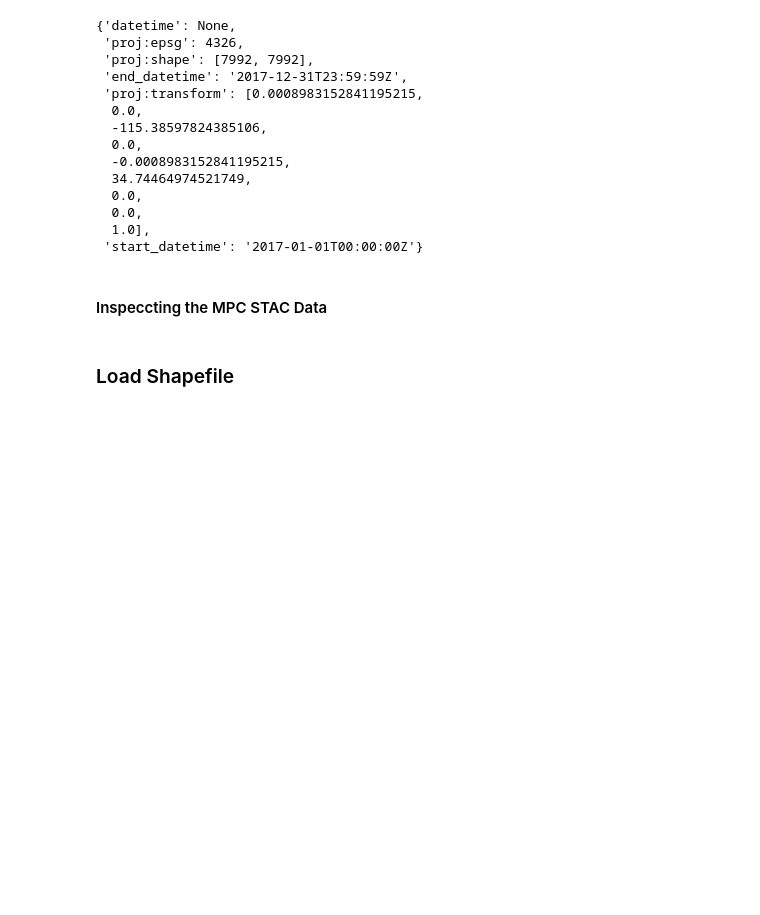
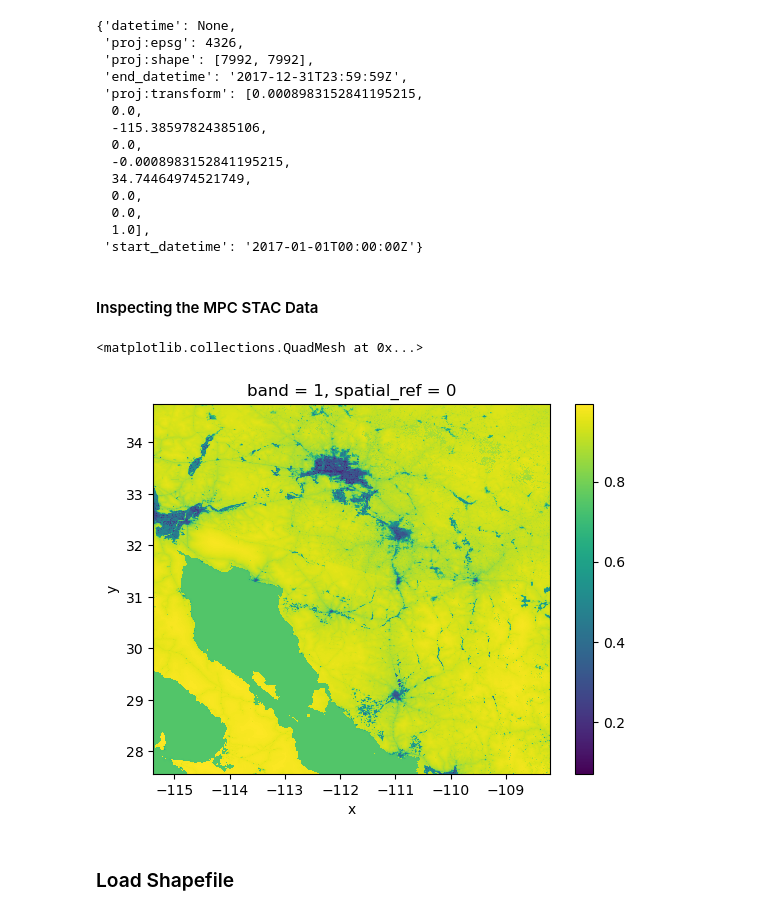
Before and after one commit to saingersoll/BII-Phoenix, a Jupyter notebook: BII-Phoenix.ipynb, the cells around one changed output. Cells and saved outputs as stored; diff of their text form; code cells hidden in the pictures; blank space fills up the shorter version.

```diff
--- a/BII-Phoenix.ipynb
+++ b/BII-Phoenix.ipynb
@@ -133,7 +134,13 @@ BII_2017_data = rioxr.open_rasterio(BII_2017.assets['data'].href)
 
 BII_2020_data = rioxr.open_rasterio(BII_2020.assets['data'].href)
 # %% [markdown]
-#### Inspeccting the MPC STAC Data
+#### Inspecting the MPC STAC Data
+# %%
+# quick visualization
+BII_2017_data.plot()
+# %% [output]
+<matplotlib.collections.QuadMesh at 0x...>
+[figure, added]
 # %% [markdown]
 ### Load Shapefile
 # %%
```
Also changed, not shown: parts of 3 cells of this notebook.
